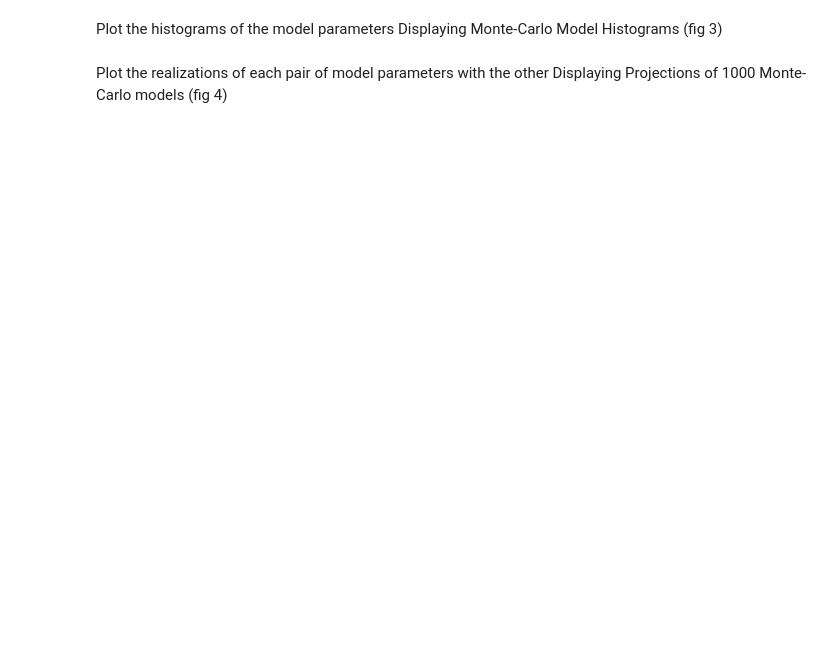
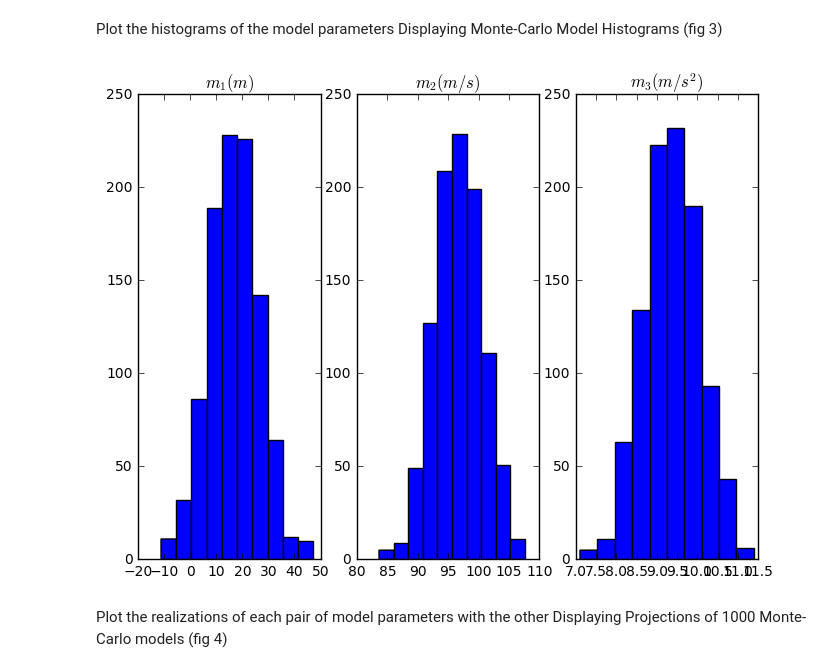
Before and after one commit to jkmacc-LANL/peip-python, a Jupyter notebook: Examples/chap2/ex_2_1_2/ex_2_1_2.ipynb, the cells around one changed output. Drawn from its saved outputs; the diff is of its cells as text; code cells hidden in the pictures; blank space fills up the shorter version.

```diff
--- a/Examples/chap2/ex_2_1_2/ex_2_1_2.ipynb
+++ b/Examples/chap2/ex_2_1_2/ex_2_1_2.ipynb
@@ -168,18 +187,22 @@ Displaying Monte-Carlo Model Histograms (fig 3)
 # %%
-plt.figure(3)
+plt.figure(3, figsize=(8,6))
 plt.clf()
 
 plt.subplot(1,3,1)
 plt.hist(mmc[:,0])
-plt.title('m_1 (m)')
+plt.title('$m_1 (m)$')
 
 plt.subplot(1,3,2)
 plt.hist(mmc[:,1])
-plt.title('m_2 (m/s)')
+plt.title('$m_2 (m/s)$')
 
 plt.subplot(1,3,3)
 plt.hist(mmc[:,2])
-plt.title('m_3 (m/s^2)')
+plt.title('$m_3 (m/s^2)$')
+
+plt.subplots_adjust()
+# %% [output]
+[figure, added]
 # %% [markdown]
 Plot the realizations of each pair of model parameters with the other
 Displaying Projections of 1000 Monte-Carlo models (fig 4)
```
Also changed, not shown: parts of 12 cells of this notebook.
